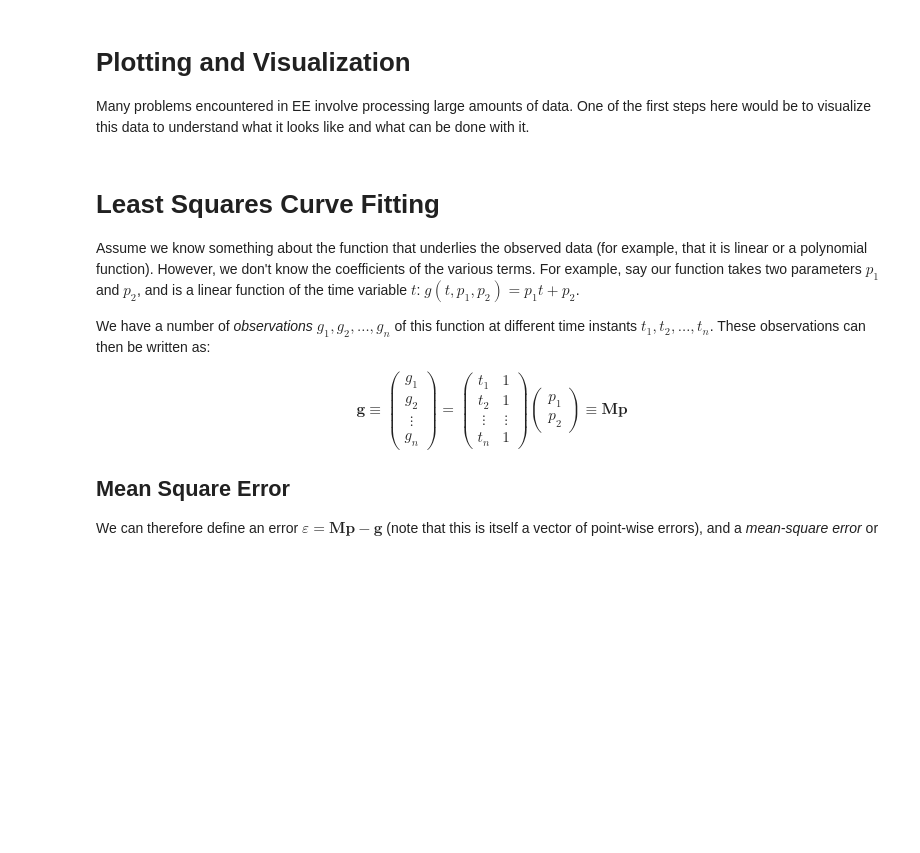
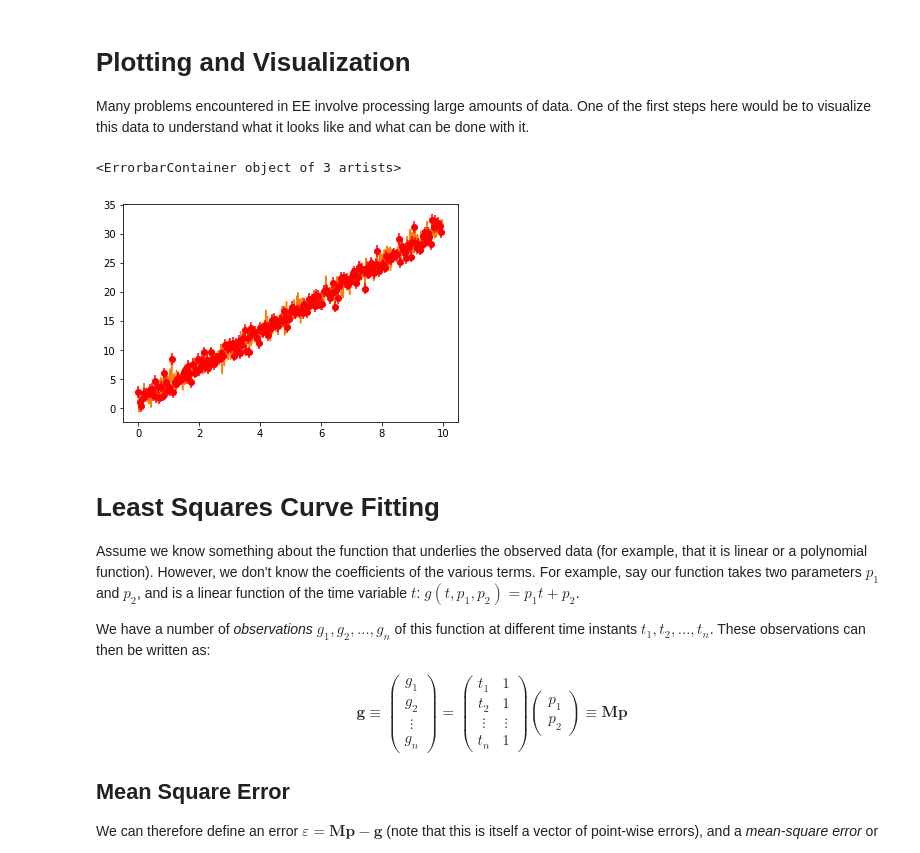
Before and after one commit to AnonymousePikachu/EE2703-ASL, a Jupyter notebook: Week 3/Week3Pres.ipynb, the cells around one changed output. Saved outputs shown, nothing was run; the diff lists cells and outputs as text; code cells hidden in the pictures; blank space fills up the shorter version.

```diff
--- a/Week 3/Week3Pres.ipynb
+++ b/Week 3/Week3Pres.ipynb
@@ -19,8 +19,11 @@ yn = y + n
 # plt.plot(t, y, t, yn)
 # %%
 # Get errorbars from noise
-# plt.plot(t, y, t, yn)
-# plt.errorbar(t[::5], yn[::5], np.std(n), fmt='ro')
+plt.plot(t, y, t, yn)
+plt.errorbar(t[::5], yn[::5], np.std(n), fmt='ro')
+# %% [output]
+<ErrorbarContainer object of 3 artists>
+[figure, added]
 # %% [markdown]
 # Least Squares Curve Fitting
 
```
Also changed, not shown: parts of 10 cells of this notebook, 5 other files.
